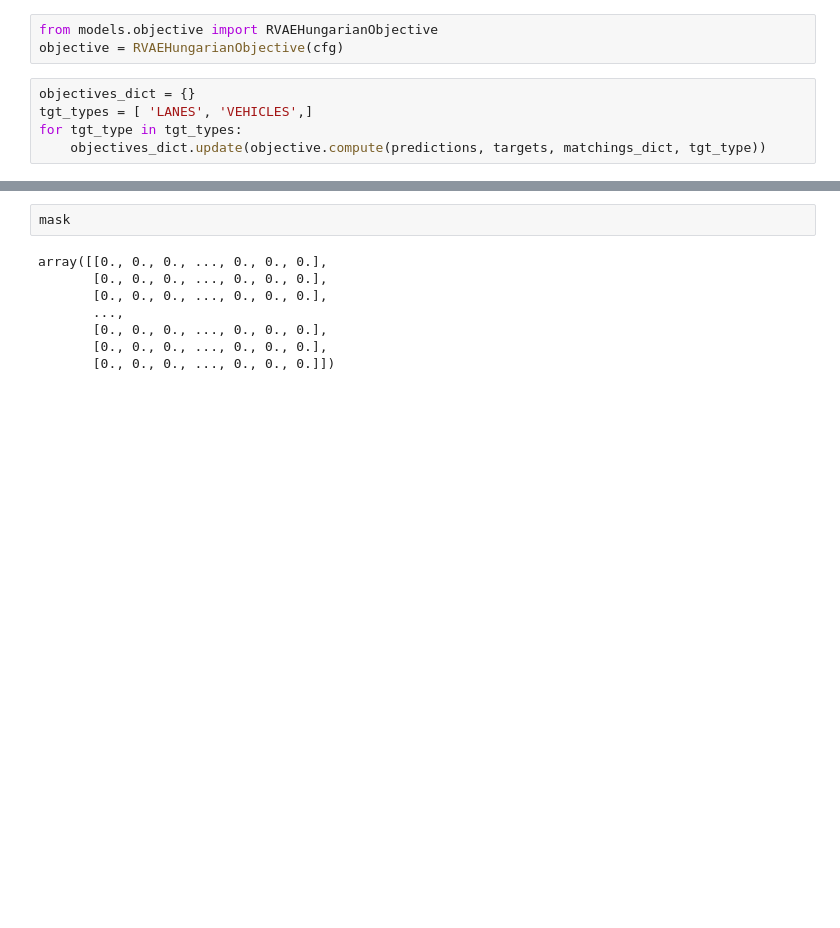
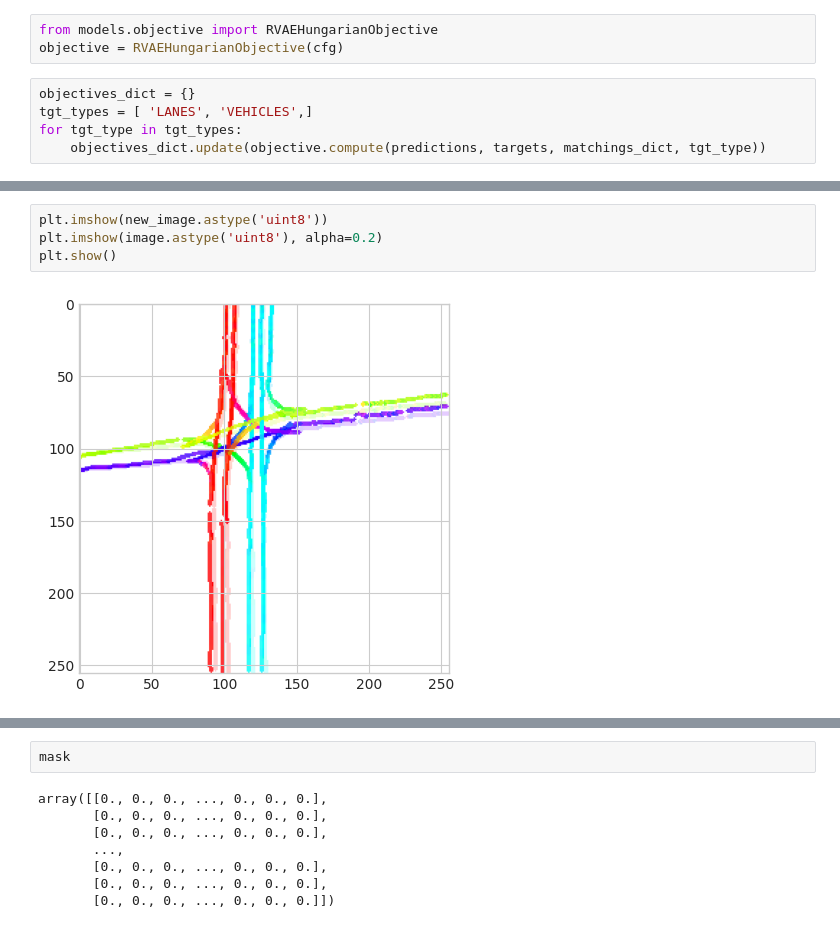
Before and after one commit to mrabiabrn/bev-autoencoder, a Jupyter notebook: Untitled.ipynb, the cells around one changed output, grey strips where cells are left out. Cells and saved outputs as stored; diff of their text form; blank space fills up the shorter version.

```diff
--- a/Untitled.ipynb
+++ b/Untitled.ipynb
@@ -893,0 +1088,6 @@ plt.imshow(target['color_mask'].permute(1,2,0).detach())
+# %%
+plt.imshow(new_image.astype('uint8'))
+plt.imshow(image.astype('uint8'), alpha=0.2)
+plt.show()
+# %% [output]
+[figure, added]
```
Also changed, not shown: parts of 30 cells of this notebook, 16 other files.
